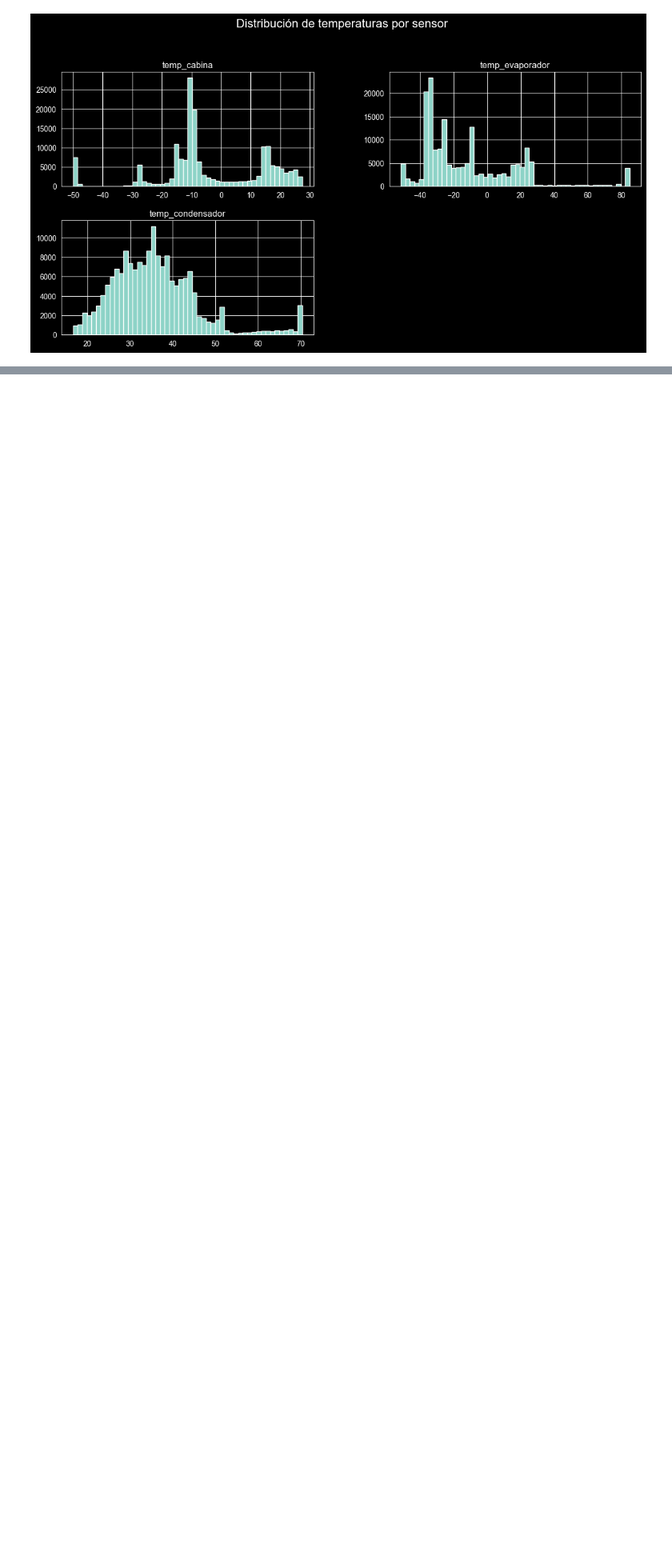
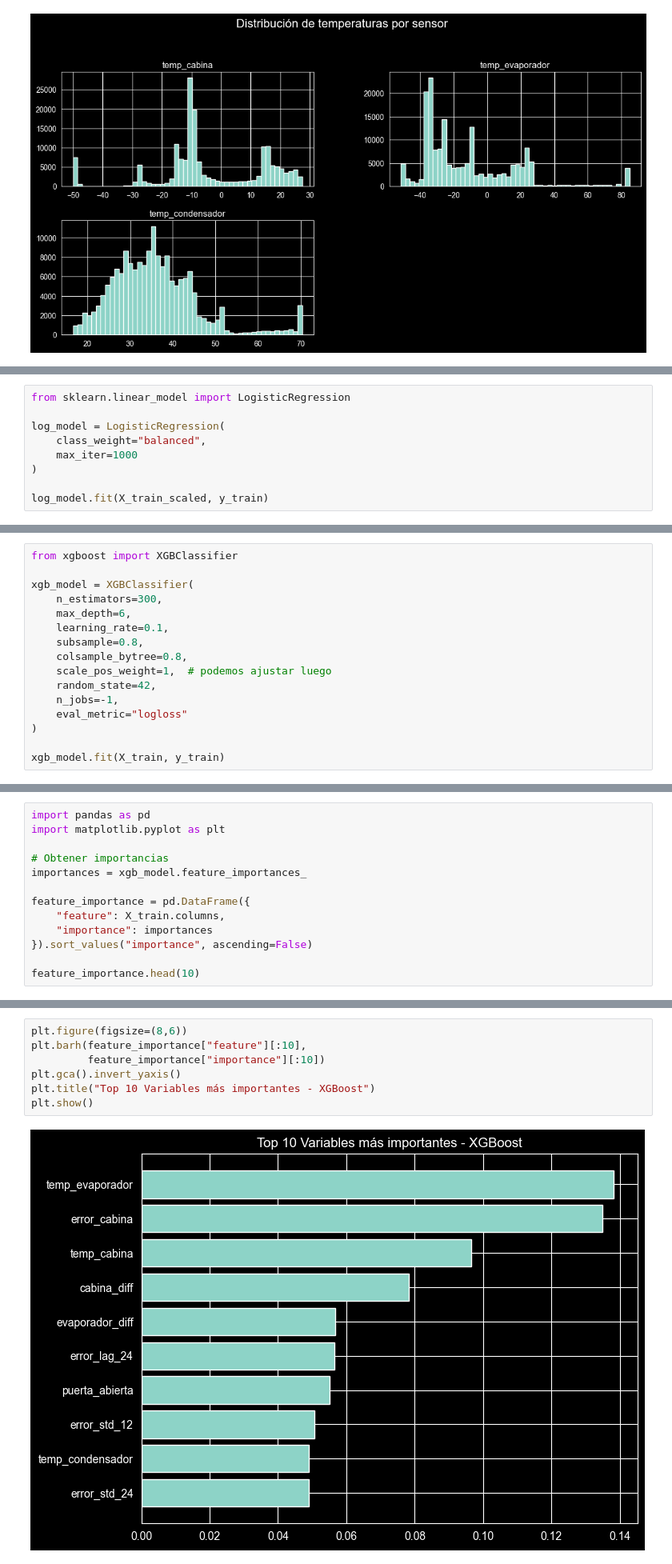
Before and after one commit to Lohanna25/MachineLearning2, a Jupyter notebook: EDA_actuqlizado.ipynb, the cells around one changed output, grey strips where cells are left out. Shown at 80% size. Cells and saved outputs as stored; diff of their text form; blank space fills up the shorter version.

```diff
--- a/EDA_actuqlizado.ipynb
+++ b/EDA_actuqlizado.ipynb
@@ -487,0 +653,9 @@ _
+# %%
+from sklearn.linear_model import LogisticRegression
+
+log_model = LogisticRegression(
+    class_weight="balanced",
+    max_iter=1000
+)
+
+log_model.fit(X_train_scaled, y_train)
@@ -487,0 +723,16 @@ _
+# %%
+from xgboost import XGBClassifier
+
+xgb_model = XGBClassifier(
+    n_estimators=300,
+    max_depth=6,
+    learning_rate=0.1,
+    subsample=0.8,
+    colsample_bytree=0.8,
+    scale_pos_weight=1,  # podemos ajustar luego
+    random_state=42,
+    n_jobs=-1,
+    eval_metric="logloss"
+)
+
+xgb_model.fit(X_train, y_train)
@@ -487,0 +801,13 @@ _
+# %%
+import pandas as pd
+import matplotlib.pyplot as plt
+
+# Obtener importancias
+importances = xgb_model.feature_importances_
+
+feature_importance = pd.DataFrame({
+    "feature": X_train.columns,
+    "importance": importances
+}).sort_values("importance", ascending=False)
+
+feature_importance.head(10)
@@ -487,0 +826,9 @@ _
+# %%
+plt.figure(figsize=(8,6))
+plt.barh(feature_importance["feature"][:10],
+         feature_importance["importance"][:10])
+plt.gca().invert_yaxis()
+plt.title("Top 10 Variables más importantes - XGBoost")
+plt.show()
+# %% [output]
+[figure, added]
```
Also changed, not shown: parts of 32 cells of this notebook.
